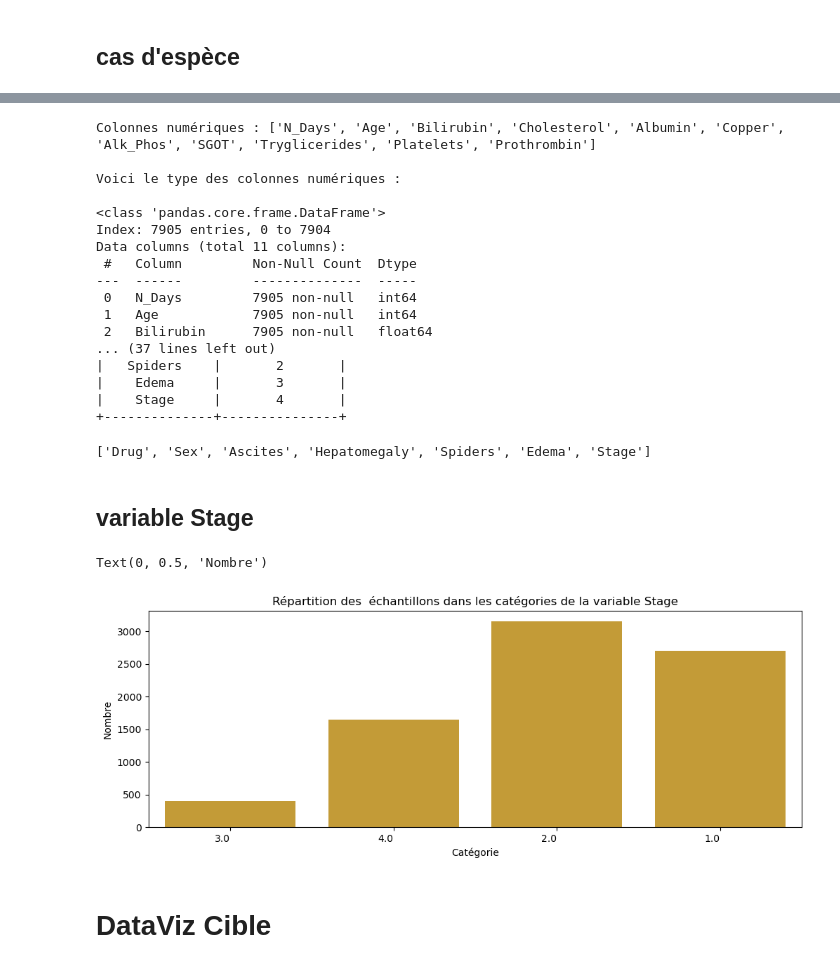
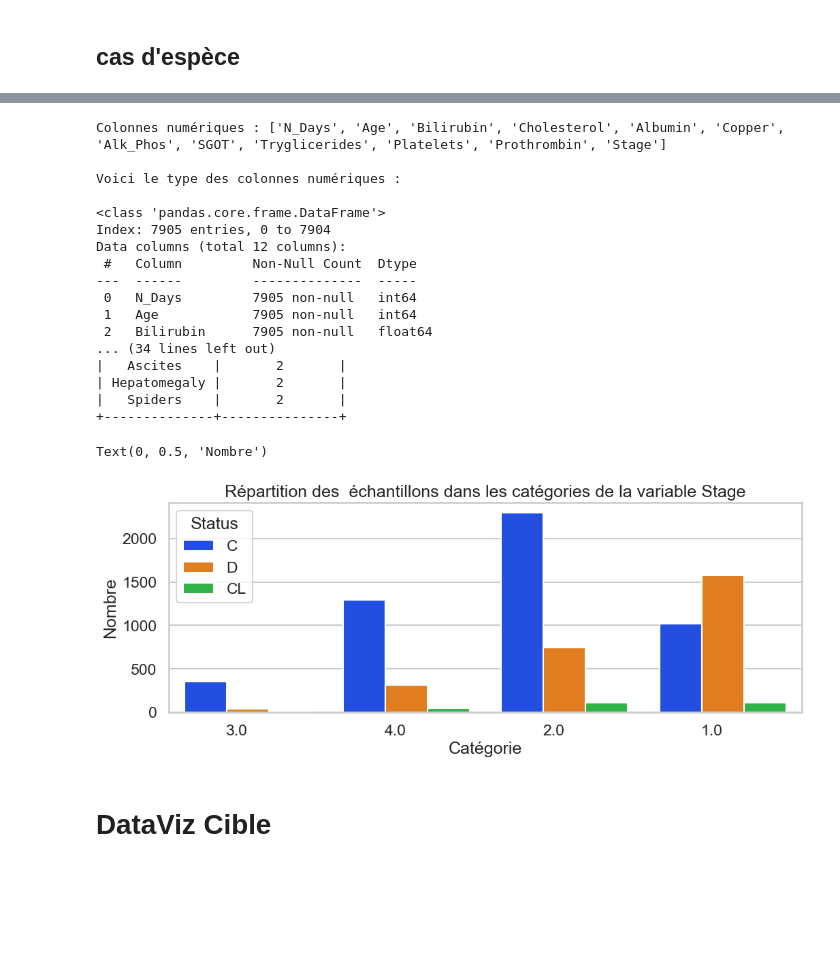
Before and after one commit to Belette73/Prediction-of-Cirrhosis-Outcomes, a Jupyter notebook: fred/Data Exploration2.ipynb, the cells around one changed output, grey strips where cells are left out. Drawn from its saved outputs; the diff is of its cells as text; code cells hidden in the pictures; blank space fills up the shorter version.

```diff
--- a/fred/Data Exploration2.ipynb
+++ b/fred/Data Exploration2.ipynb
@@ -162,42 +180,43 @@ Voici une description des features :
 # %%
 target='Status'
-limit=8
+limit=3
 num_cols, cat_cols = find_col_dtypes(df=df_train, target=target, limit=limit)
 # %% [output]
-Colonnes numériques : ['N_Days', 'Age', 'Bilirubin', 'Cholesterol', 'Albumin', 'Copper', 'Alk_Phos', 'SGOT', 'Tryglicerides', 'Platelets', 'Prothrombin']
+Colonnes numériques : ['N_Days', 'Age', 'Bilirubin', 'Cholesterol', 'Albumin', 'Copper', 'Alk_Phos', 'SGOT', 'Tryglicerides', 'Platelets', 'Prothrombin', 'Stage']
 
 Voici le type des colonnes numériques :
 
 <class 'pandas.core.frame.DataFrame'>
 Index: 7905 entries, 0 to 7904
-Data columns (total 11 columns):
+Data columns (total 12 columns):
  #   Column         Non-Null Count  Dtype
 ---  ------         --------------  -----
  0   N_Days         7905 non-null   int64
  1   Age            7905 non-null   int64
  2   Bilirubin      7905 non-null   float64
-... (37 lines left out)
+... (34 lines left out)
+|   Ascites    |       2       |
+| Hepatomegaly |       2       |
 |   Spiders    |       2       |
-|    Edema     |       3       |
-|    Stage     |       4       |
 +--------------+---------------+
-# %%
-cat_cols
-# %% [output]
-['Drug', 'Sex', 'Ascites', 'Hepatomegaly', 'Spiders', 'Edema', 'Stage']
-# %% [markdown]
-## variable Stage
 # %%
 # Affichage des diagrammes en barres pour la variable 'stage
+sns.set_theme(context='talk', style='whitegrid') # Le contexte 'talk' est mieux pour les grands graphiques,
+#style='whitegrid' pour les ligne sen arrière plan
+
+# Diagramme en barres pour la Variable Stage
 plt.figure(figsize=(12, 4))
+plt.subplot(1, 1, 1)
+ax = sns.countplot(data=df_train, x = 'Stage',
+                   #color='goldenrod',
+                   palette = sns.color_palette("bright", 3), #utilisation d'une paletet de couleurs
+                   hue='Status'
+)
 
-# Diagramme en barres pour la Catégorie 1
-plt.subplot(1, 1, 1)
-ax = sns.countplot(data=df_train, x = 'Stage', color='goldenrod')
 plt.title('Répartition des  échantillons dans les catégories de la variable Stage')
 plt.xlabel('Catégorie')
 ax.set_xticklabels(labels=df_train['Stage'].unique(),horizontalalignment='right')
 plt.ylabel('Nombre')
 # %% [output]
 Text(0, 0.5, 'Nombre')
-[figure, old version]
+[figure, new version]
```
Also changed, not shown: parts of 22 cells of this notebook, 2 other files.
